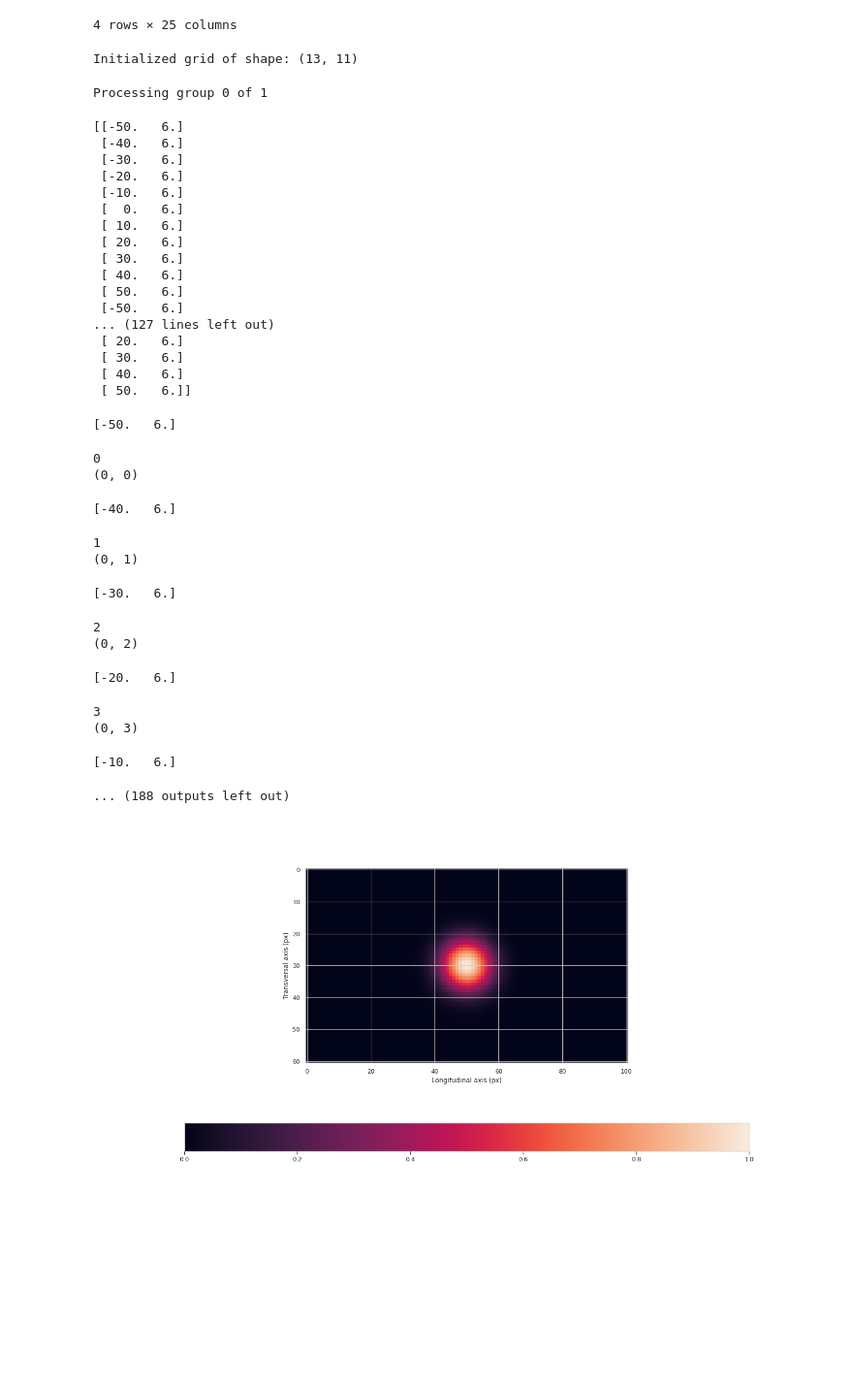
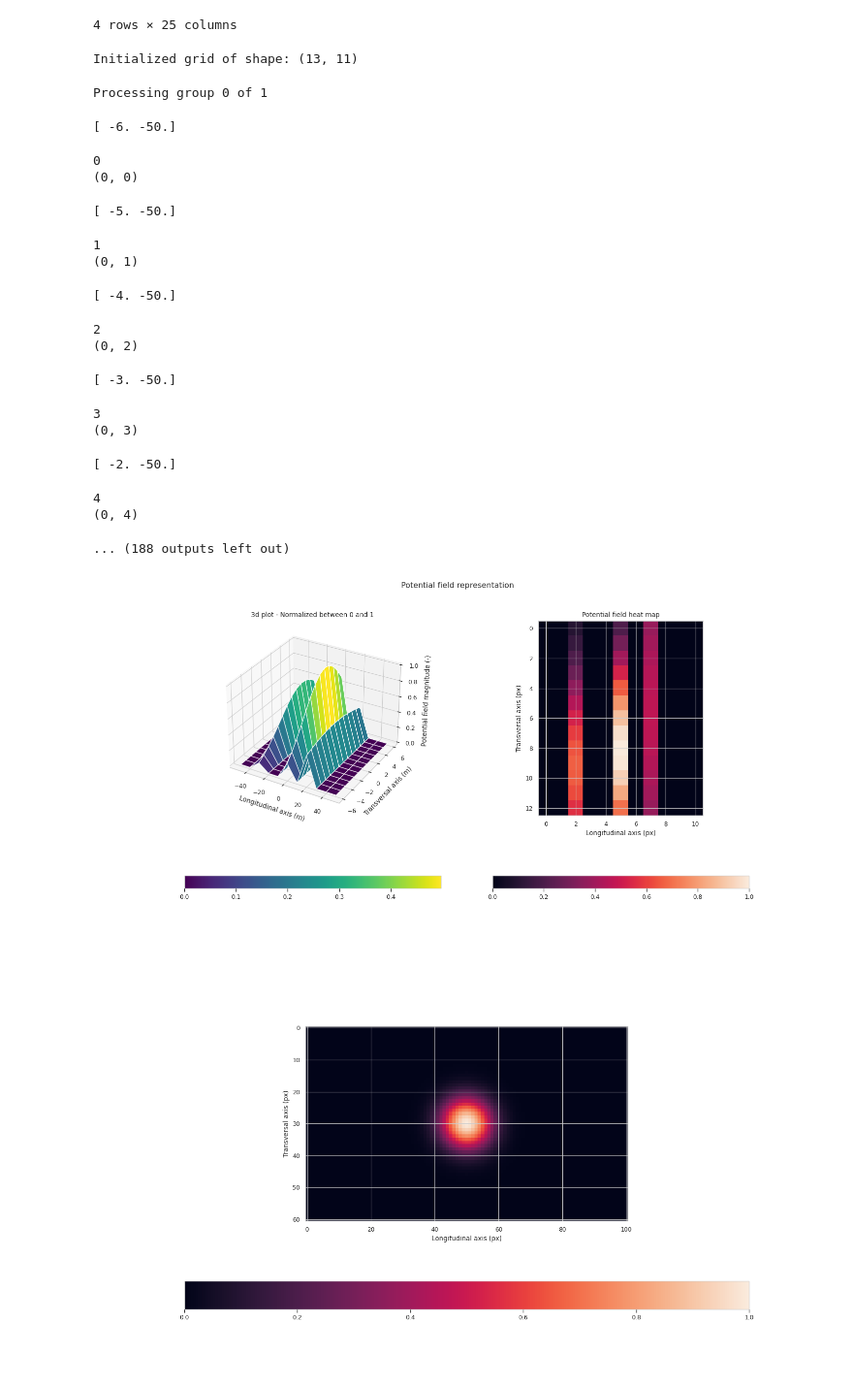
Before and after one commit to lmmartinez97/alphadrive_bp, a Jupyter notebook: highD/field_extraction.ipynb, the cells around one changed output. Shown at 97% size. Saved outputs shown, nothing was run; the diff lists cells and outputs as text; code cells hidden in the pictures; blank space fills up the shorter version.

```diff
--- a/highD/field_extraction.ipynb
+++ b/highD/field_extraction.ipynb
@@ -67,9 +67,9 @@ class PotentialField:
 
     def get_field_value(self, x, y, a, b, c, k):
         local_grid = np.zeros([self.num_y, self.num_x], dtype = np.float32) #x dimension is rows, y dimension is columns
-        pos_vec = np.dstack((np.meshgrid(x_pos, y_pos))).reshape(-1, 2)
+        pos_vec = np.dstack((np.meshgrid(y, x))).reshape(-1, 2)
         for idx, pos in enumerate(pos_vec):
-                i, j = np.unravel_index(idx, [self.num_y, self.num_x])
+                i, j = np.unravel_index(idx, [self.num_x, self.num_y])
                 print(pos)
                 print(idx, (i,j))
                 local_grid[j][i] = k * np.exp(-(a * np.square(pos[0]) + 2 * b * pos[0] * pos[1] + c * np.square(pos[1])))
@@ -176,37 +176,26 @@ field.plot_field(0)
 # %% [output]
 Initialized grid of shape: (13, 11)
 Processing group 0 of 1
-[[-50.   6.]
- [-40.   6.]
- [-30.   6.]
- [-20.   6.]
- [-10.   6.]
- [  0.   6.]
- [ 10.   6.]
- [ 20.   6.]
- [ 30.   6.]
- [ 40.   6.]
- [ 50.   6.]
- [-50.   6.]
-... (127 lines left out)
- [ 20.   6.]
- [ 30.   6.]
- [ 40.   6.]
- [ 50.   6.]]
+[ -6. -50.]
-[-50.   6.]
+0
+(0, 0)
-0
-(0, 0)
+[ -5. -50.]
-[-40.   6.]
+1
+(0, 1)
-1
-(0, 1)
+[ -4. -50.]
-[-30.   6.]
+2
+(0, 2)
-2
-(0, 2)
+[ -3. -50.]
-[-20.   6.]
+3
+(0, 3)
-3
-(0, 3)
+[ -2. -50.]
-[-10.   6.]
+4
+(0, 4)
 ... (188 outputs left out)
+# %%
+field.plot_field(0)
+# %% [output]
+[figure, added]
 # %%
 def split_and_save_to_hdf5(image_list, train_ratio, val_ratio, hdf5_file):
     """
```
